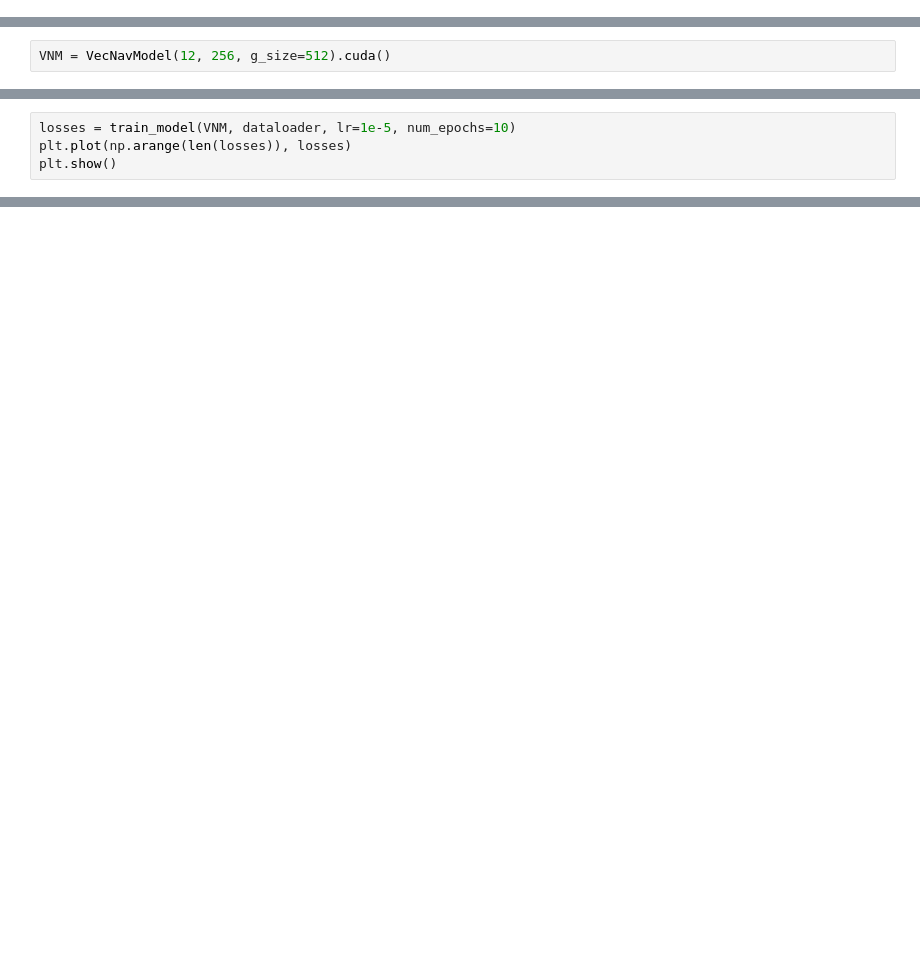
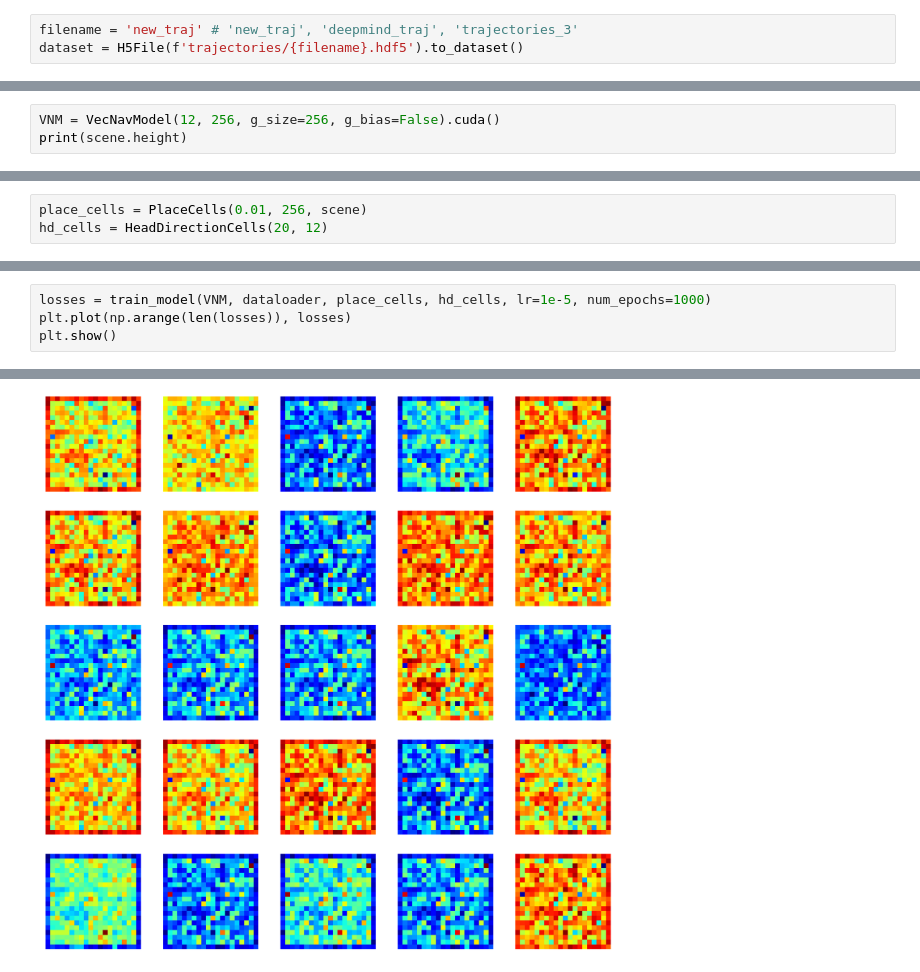
Before and after one commit to sullivan-sean/vector-nav, a Jupyter notebook: vec_nav.ipynb, the cells around one changed output, grey strips where cells are left out. Drawn from its saved outputs; the diff is of its cells as text; blank space fills up the shorter version.

```diff
--- a/vec_nav.ipynb
+++ b/vec_nav.ipynb
@@ -22 +71,4 @@ Writing to new file...
+# %%
+filename = 'new_traj' # 'new_traj', 'deepmind_traj', 'trajectories_3'
+dataset = H5File(f'trajectories/{filename}.hdf5').to_dataset()
 # %%
@@ -28,2 +96,3 @@ print(len(dataloader))
 # %%
-VNM = VecNavModel(12, 256, g_size=512).cuda()
+VNM = VecNavModel(12, 256, g_size=256, g_bias=False).cuda()
+print(scene.height)
@@ -29,0 +101,3 @@ VNM = VecNavModel(12, 256, g_size=512).cuda()
+# %%
+place_cells = PlaceCells(0.01, 256, scene)
+hd_cells = HeadDirectionCells(20, 12)
@@ -30,5 +106,5 @@ VNM = VecNavModel(12, 256, g_size=512).cuda()
 # %%
-losses = train_model(VNM, dataloader, lr=1e-5, num_epochs=10)
+losses = train_model(VNM, dataloader, place_cells, hd_cells, lr=1e-5, num_epochs=1000)
 plt.plot(np.arange(len(losses)), losses)
 plt.show()
 # %% [output]
@@ -35,0 +113 @@ epoch 0, mean loss 7.851376485824585, std loss 0.06038251765458674
+[figure, added]
```
Also changed, not shown: parts of 11 cells of this notebook, 9 other files.
